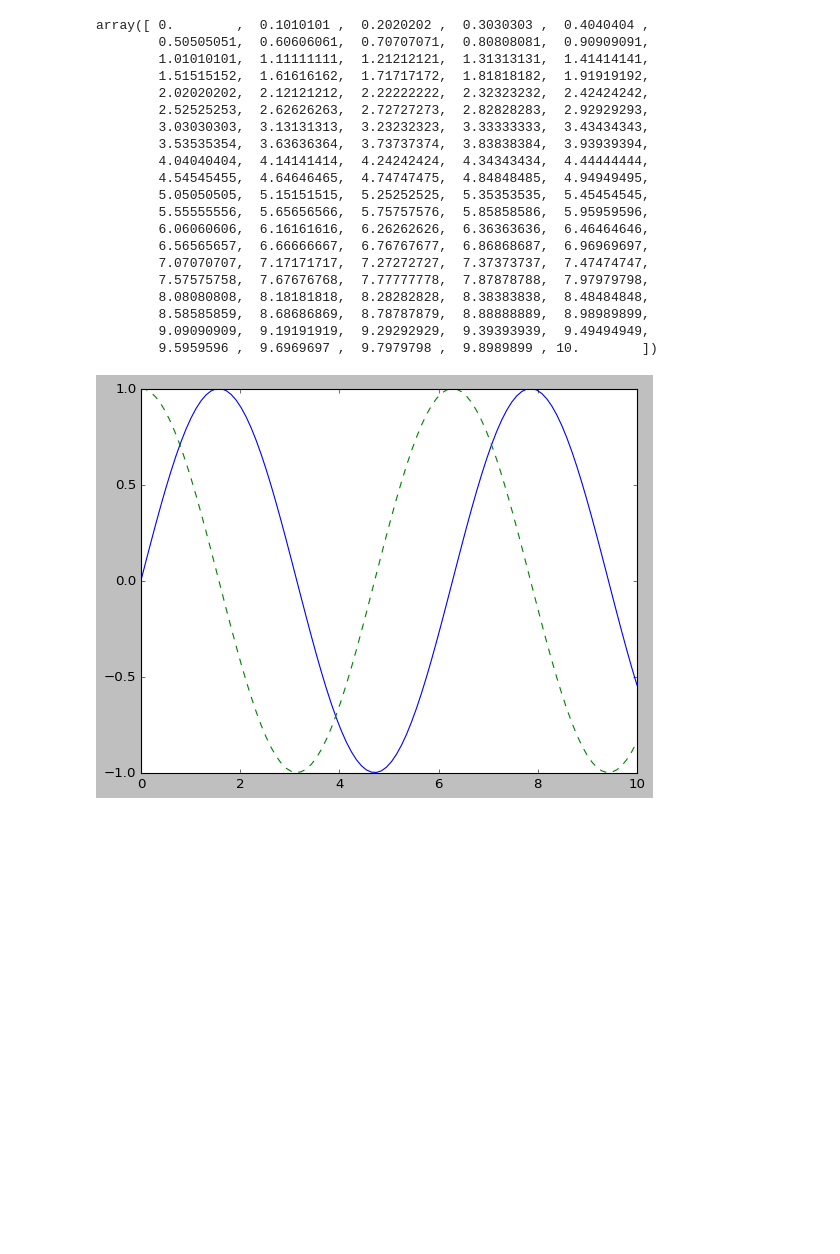
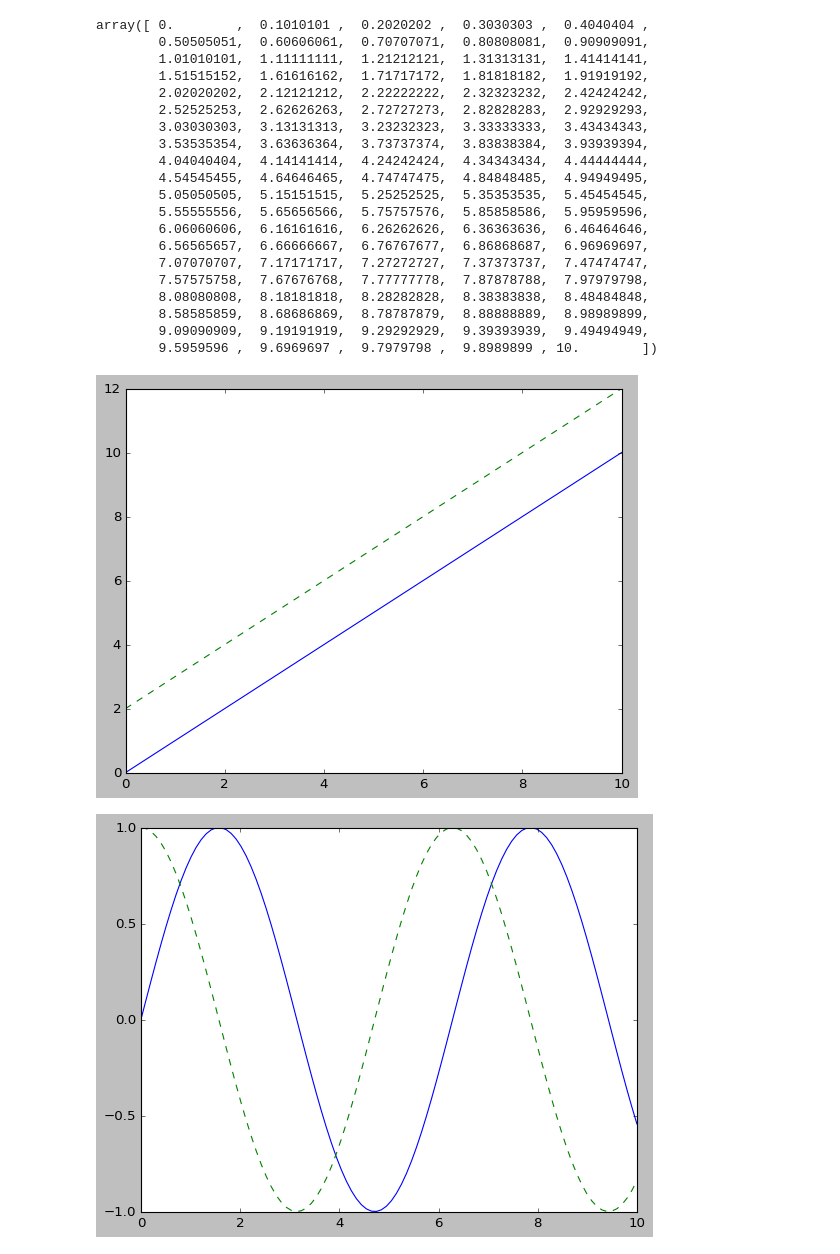
Before and after one commit to angelrodnah/2309_dsft_thebridge, a Jupyter notebook: 2-Data_Analysis/6-Visualización/1-Matplotlib/Viz1-Matplotlib_1_Intro.ipynb, the cells around one changed output. Cells and saved outputs as stored; diff of their text form; code cells hidden in the pictures; blank space fills up the shorter version.

```diff
--- a/2-Data_Analysis/6-Visualización/1-Matplotlib/Viz1-Matplotlib_1_Intro.ipynb
+++ b/2-Data_Analysis/6-Visualización/1-Matplotlib/Viz1-Matplotlib_1_Intro.ipynb
@@ -143,6 +143,13 @@ array([ 0.        ,  0.1010101 ,  0.2020202 ,  0.3030303 ,  0.4040404 ,
         8.58585859,  8.68686869,  8.78787879,  8.88888889,  8.98989899,
         9.09090909,  9.19191919,  9.29292929,  9.39393939,  9.49494949,
         9.5959596 ,  9.6969697 ,  9.7979798 ,  9.8989899 , 10.        ])
+# %%
+x = np.linspace(0, 10, 100)
+fig = plt.figure()
+plt.plot(x, x, '-')
+plt.plot(x, x+2, '--');
+# %% [output]
+[figure, added]
 # %%
 x = np.linspace(0, 10, 100)
 fig = plt.figure()
```
Also changed, not shown: parts of 4 cells of this notebook, 2 other files.
